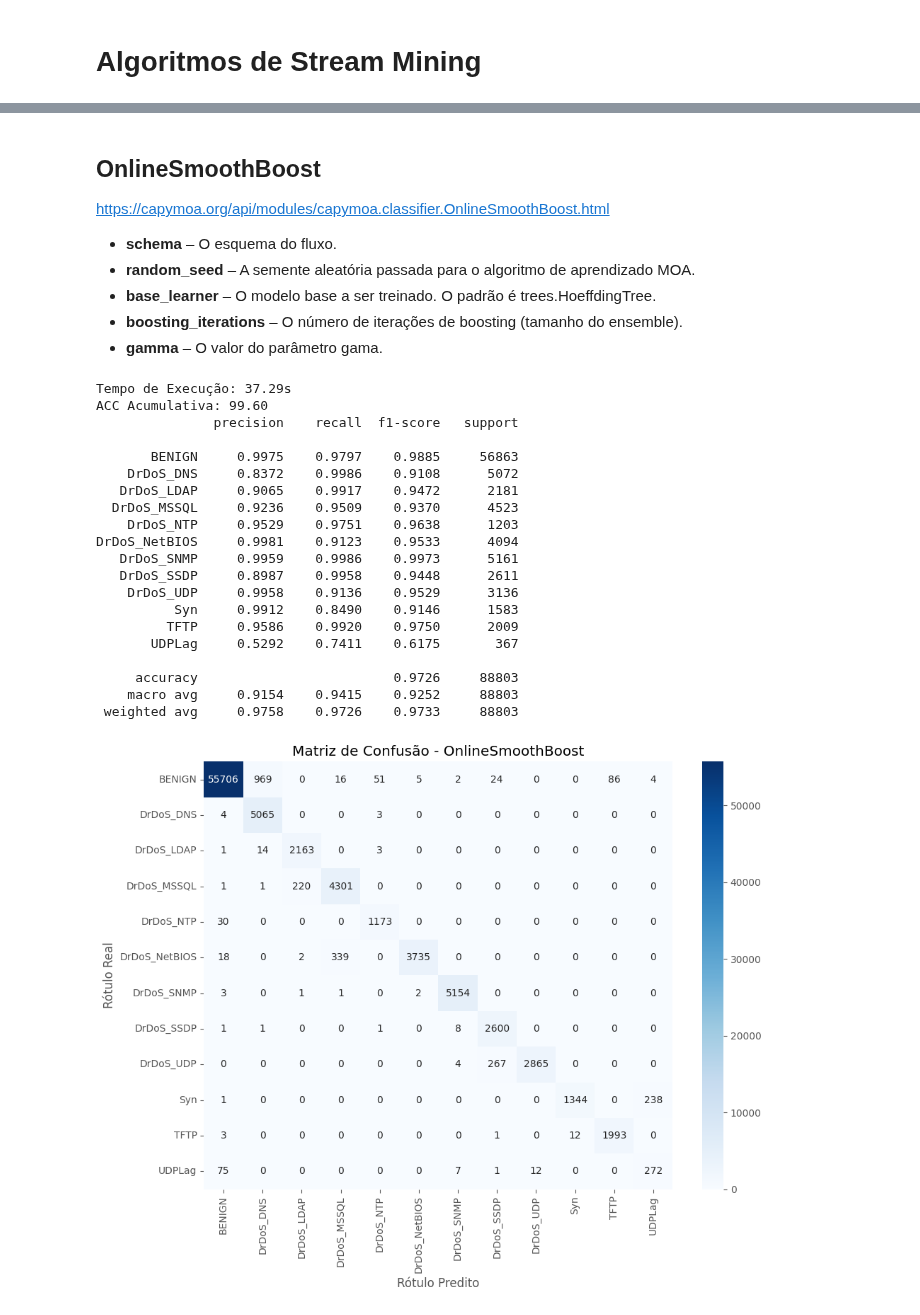
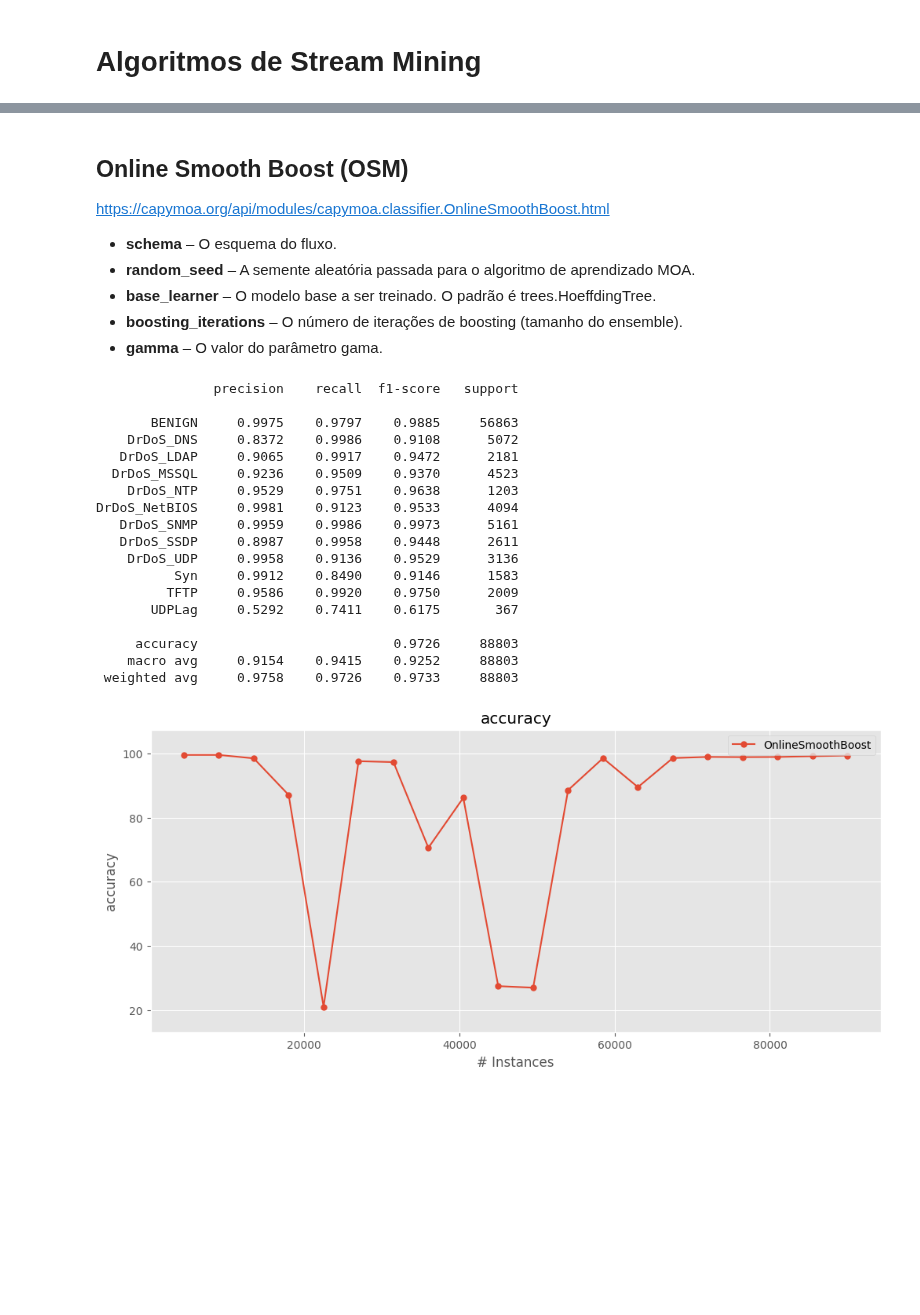
Before and after one commit to iRocktys/anomaly-detection-data-stream, a Jupyter notebook: main.ipynb, the cells around one changed output, grey strips where cells are left out. Saved outputs shown, nothing was run; the diff lists cells and outputs as text; code cells hidden in the pictures; blank space fills up the shorter version.

```diff
--- a/main.ipynb
+++ b/main.ipynb
@@ -458,8 +461,6 @@ if stream is not None:
     y_true_list = []
     y_pred_list = []
 
-    start_time = time.time()
-
     stream.restart()
     while stream.has_more_instances():
         instance = stream.next_instance()
@@ -471,13 +472,12 @@ if stream is not None:
         y_true_list.append(instance.y_index)
         y_pred_list.append(prediction)
 
-    end_time = time.time()
-    duration = end_time - start_time
-
-    results = prequential_evaluation(stream, LB, max_instances=1000)
-
-    print(f"\nTempo de Execução: {duration:.2f}s")
-    print(f"ACC Acumulativa: {results['cumulative'].accuracy():.2f}")
+    results = prequential_evaluation(
+        stream=stream,
+        learner=LB,
+        window_size=4500
+    )
+    plot_windowed_results(results, metric="accuracy")
 
     gerar_relatorio_e_heatmap(
         y_true_list,
@@ -560,8 +559,6 @@ if stream is not None:
     y_true_list = []
     y_pred_list = []
 
-    start_time = time.time()
-
     stream.restart()
     while stream.has_more_instances():
         instance = stream.next_instance()
@@ -573,13 +570,12 @@ if stream is not None:
         y_true_list.append(instance.y_index)
         y_pred_list.append(prediction)
 
-    end_time = time.time()
-    duration = end_time - start_time
-
-    results = prequential_evaluation(stream, HAT, max_instances=1000)
-
-    print(f"\nTempo de Execução: {duration:.2f}s")
-    print(f"ACC Acumulativa: {results['cumulative'].accuracy():.2f}")
+    results = prequential_evaluation(
+        stream=stream,
+        learner=HAT,
+        window_size=4500
+    )
+    plot_windowed_results(results, metric="accuracy")
 
     gerar_relatorio_e_heatmap(
         y_true_list,
@@ -615,5 +610,5 @@ DrDoS_NetBIOS     0.9954    0.9946    0.9950      4094
 # %% [markdown]
-## OnlineSmoothBoost
+## Online Smooth Boost (OSM)
 
 https://capymoa.org/api/modules/capymoa.classifier.OnlineSmoothBoost.html
 
@@ -638,8 +633,6 @@ if stream is not None:
     y_true_list = []
     y_pred_list = []
 
-    start_time = time.time()
-
     stream.restart()
     while stream.has_more_instances():
         instance = stream.next_instance()
@@ -651,42 +644,39 @@ if stream is not None:
         y_true_list.append(instance.y_index)
         y_pred_list.append(prediction)
 
-    end_time = time.time()
-    duration = end_time - start_time
-
-    results = prequential_evaluation(stream, OSB, max_instances=1000)
-
-    print(f"\nTempo de Execução: {duration:.2f}s")
-    print(f"ACC Acumulativa: {results['cumulative'].accuracy():.2f}")
+    results = prequential_evaluation(
+        stream=stream,
+        learner=OSB,
+        window_size=4500
+    )
+    plot_windowed_results(results, metric="accuracy")
 
     gerar_relatorio_e_heatmap(
         y_true_list,
         y_pred_list,
         le_global,
         model_name="OnlineSmoothBoost"
     )
 
 else:
     print("ERRO: O Stream não existe.")
 # %% [output]
-Tempo de Execução: 37.29s
-ACC Acumulativa: 99.60
                precision    recall  f1-score   support
 
        BENIGN     0.9975    0.9797    0.9885     56863
     DrDoS_DNS     0.8372    0.9986    0.9108      5072
    DrDoS_LDAP     0.9065    0.9917    0.9472      2181
   DrDoS_MSSQL     0.9236    0.9509    0.9370      4523
     DrDoS_NTP     0.9529    0.9751    0.9638      1203
 DrDoS_NetBIOS     0.9981    0.9123    0.9533      4094
    DrDoS_SNMP     0.9959    0.9986    0.9973      5161
    DrDoS_SSDP     0.8987    0.9958    0.9448      2611
     DrDoS_UDP     0.9958    0.9136    0.9529      3136
           Syn     0.9912    0.8490    0.9146      1583
          TFTP     0.9586    0.9920    0.9750      2009
        UDPLag     0.5292    0.7411    0.6175       367
 
      accuracy                         0.9726     88803
     macro avg     0.9154    0.9415    0.9252     88803
  weighted avg     0.9758    0.9726    0.9733     88803
-[figure, old version]
+[figure, new version]
```
Also changed, not shown: parts of 11 cells of this notebook.
